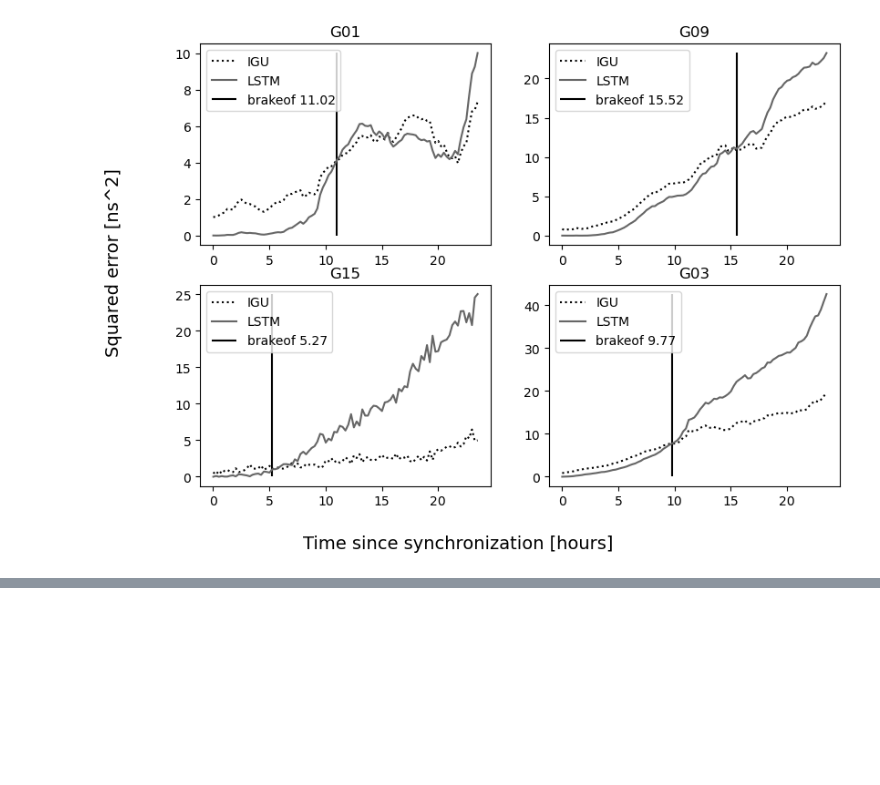
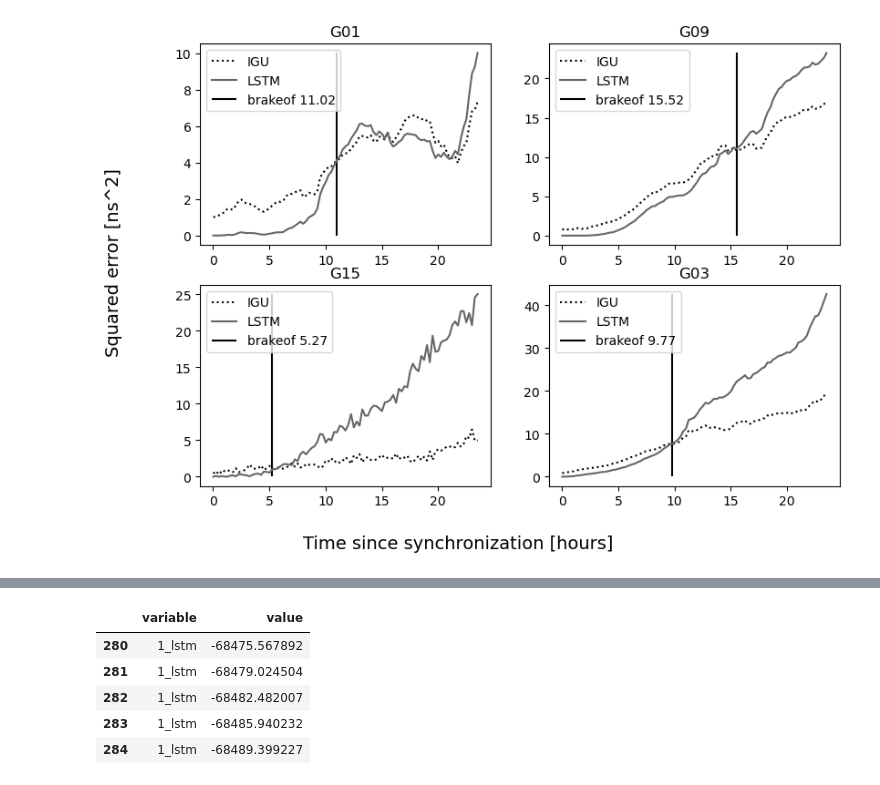
Before and after one commit to Regule/phd, a Jupyter notebook: visualisationsBW.ipynb, the cells around one changed output, grey strips where cells are left out. Drawn from its saved outputs; the diff is of its cells as text; code cells hidden in the pictures; blank space fills up the shorter version.

```diff
--- a/visualisationsBW.ipynb
+++ b/visualisationsBW.ipynb
@@ -372,0 +425,9 @@ plt.show()
+# %%
+melted.tail()
+# %% [output]
+|  | variable | value |
+| 280 | 1_lstm | -68475.567892 |
+| 281 | 1_lstm | -68479.024504 |
+| 282 | 1_lstm | -68482.482007 |
+| 283 | 1_lstm | -68485.940232 |
+| 284 | 1_lstm | -68489.399227 |
```
Also changed, not shown: parts of 3 cells of this notebook.
